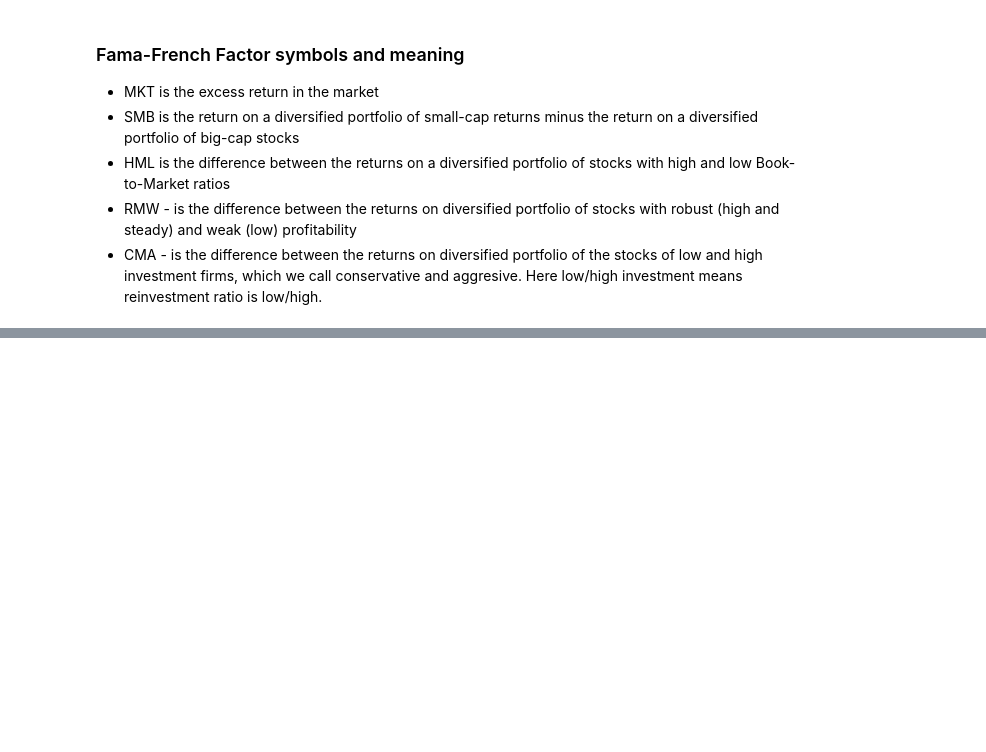
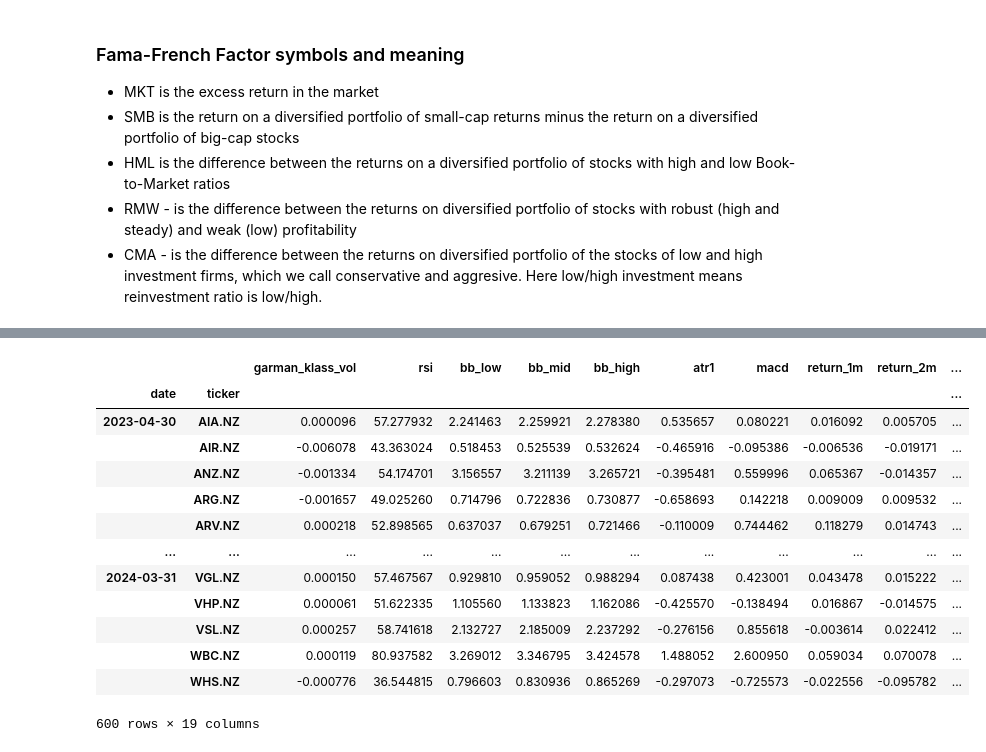
Before and after one commit to amm7903/NZX50, a Jupyter notebook: nzx50_attempt_2.ipynb, the cells around one changed output, grey strips where cells are left out. Drawn from its saved outputs; the diff is of its cells as text; code cells hidden in the pictures; blank space fills up the shorter version.

```diff
--- a/nzx50_attempt_2.ipynb
+++ b/nzx50_attempt_2.ipynb
@@ -296,0 +282,12 @@ data
+# %%
+betas = (factor_data.groupby(level=1,
+                            group_keys=False)
+         .apply(lambda x: RollingOLS(endog=x['return_1m'],
+                                     exog=sm.add_constant(x.drop('return_1m', axis=1)),
+                                     window=min(23, x.shape[0]),
+                                     min_nobs=len(x.columns)+1)
+         .fit(params_only=True)
+         .params
+         .drop('const', axis=1)))
+
+betas
@@ -296,0 +363,28 @@ data
+# %%
+# After imputing data, there is only 1 year of data left
+from sklearn.cluster import KMeans
+
+def get_clusters(df):
+    df['cluster'] = KMeans(n_clusters=4,
+                           random_state=0,
+                           init=initial_centroids).fit(df).labels_
+    return df
+
+data = data.dropna().groupby('date', group_keys=False).apply(get_clusters)
+
+data
+# %% [output]
+|  |  | garman_klass_vol | rsi | bb_low | bb_mid | bb_high | atr1 | macd | return_1m | return_2m | ... |
+| date | ticker |  |  |  |  |  |  |  |  |  | ... |
+| 2023-04-30 | AIA.NZ | 0.000096 | 57.277932 | 2.241463 | 2.259921 | 2.278380 | 0.535657 | 0.080221 | 0.016092 | 0.005705 | ... |
+|  | AIR.NZ | -0.006078 | 43.363024 | 0.518453 | 0.525539 | 0.532624 | -0.465916 | -0.095386 | -0.006536 | -0.019171 | ... |
+|  | ANZ.NZ | -0.001334 | 54.174701 | 3.156557 | 3.211139 | 3.265721 | -0.395481 | 0.559996 | 0.065367 | -0.014357 | ... |
+|  | ARG.NZ | -0.001657 | 49.025260 | 0.714796 | 0.722836 | 0.730877 | -0.658693 | 0.142218 | 0.009009 | 0.009532 | ... |
+|  | ARV.NZ | 0.000218 | 52.898565 | 0.637037 | 0.679251 | 0.721466 | -0.110009 | 0.744462 | 0.118279 | 0.014743 | ... |
+| ... | ... | ... | ... | ... | ... | ... | ... | ... | ... | ... | ... |
+| 2024-03-31 | VGL.NZ | 0.000150 | 57.467567 | 0.929810 | 0.959052 | 0.988294 | 0.087438 | 0.423001 | 0.043478 | 0.015222 | ... |
+|  | VHP.NZ | 0.000061 | 51.622335 | 1.105560 | 1.133823 | 1.162086 | -0.425570 | -0.138494 | 0.016867 | -0.014575 | ... |
+|  | VSL.NZ | 0.000257 | 58.741618 | 2.132727 | 2.185009 | 2.237292 | -0.276156 | 0.855618 | -0.003614 | 0.022412 | ... |
+|  | WBC.NZ | 0.000119 | 80.937582 | 3.269012 | 3.346795 | 3.424578 | 1.488052 | 2.600950 | 0.059034 | 0.070078 | ... |
+|  | WHS.NZ | -0.000776 | 36.544815 | 0.796603 | 0.830936 | 0.865269 | -0.297073 | -0.725573 | -0.022556 | -0.095782 | ... |
+600 rows × 19 columns
```
Also changed, not shown: parts of 30 cells of this notebook.
